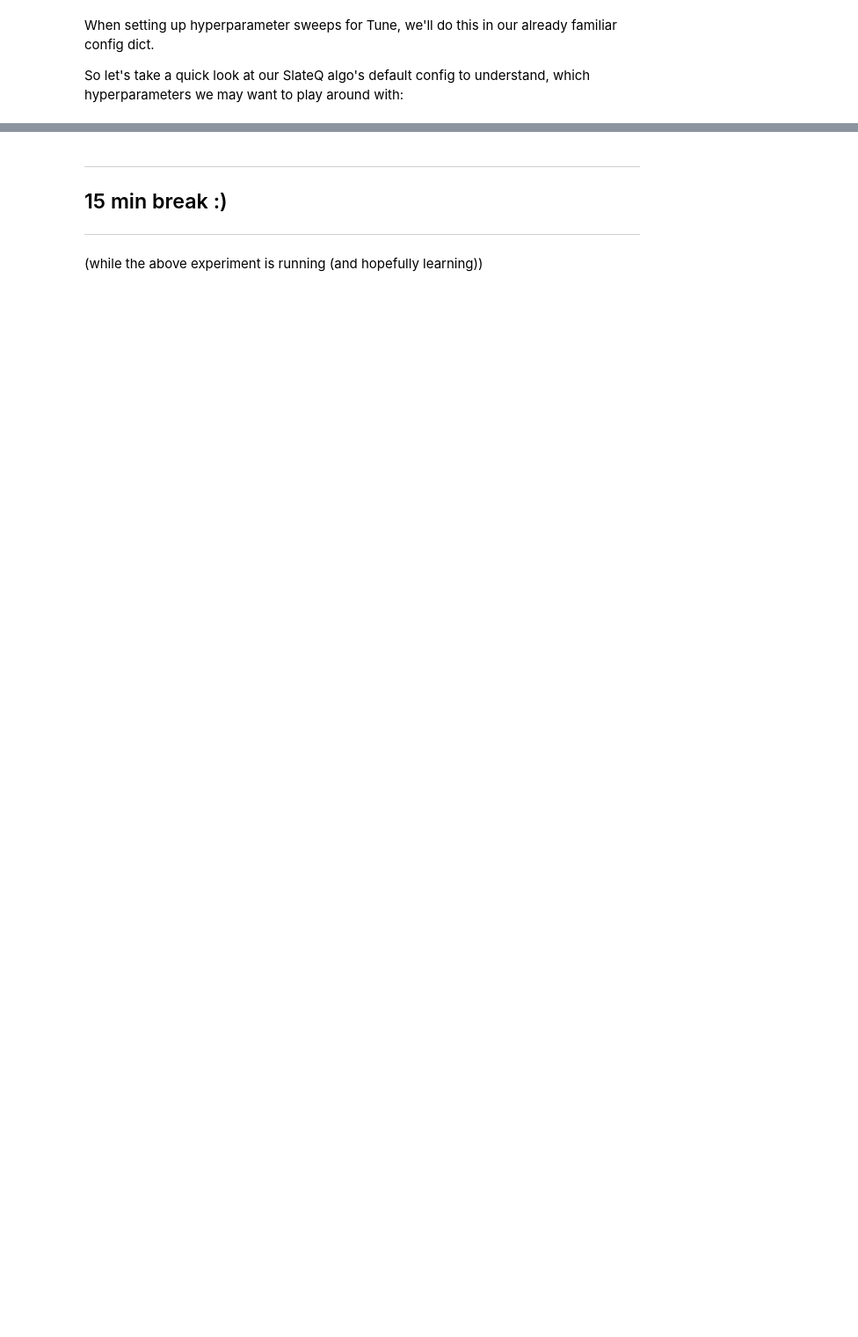
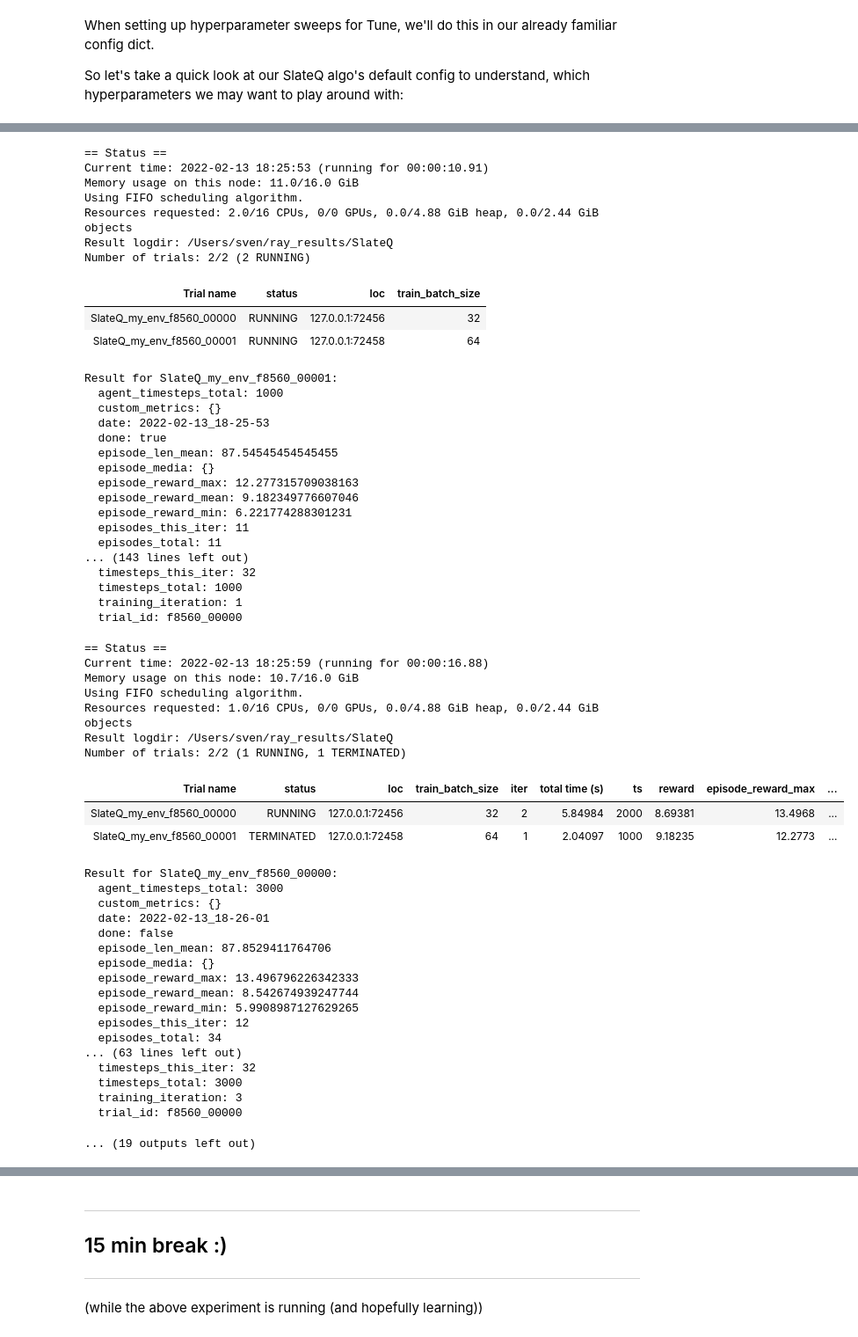
Before and after one commit to sven1977/rllib_tutorials, a Jupyter notebook: rl_conference_2022/tutorial_notebook.ipynb, the cells around one changed output, grey strips where cells are left out. Shown at 88% size. Saved outputs shown, nothing was run; the diff lists cells and outputs as text; code cells hidden in the pictures; blank space fills up the shorter version.

```diff
--- a/rl_conference_2022/tutorial_notebook.ipynb
+++ b/rl_conference_2022/tutorial_notebook.ipynb
@@ -456,25 +707,27 @@ from ray import tune
 tune_config = config.copy()
 
 # Let's add our first hyperparameter search via our config.
-# How about we try two different learning rates? Let's say 0.00005 and 0.5 (ouch!).
-tune_config["lr"] = tune.grid_search([0.0001, 0.5])  # <- 0.5? again: ouch!
-tune_config["train_batch_size"] = tune.grid_search([3000, 4000])
+tune_config["train_batch_size"] = tune.grid_search([32, 64])
+
+# We will configure an "output" location here to make sure we record all environment interactions.
+# This for the second part of this tutorial, in which we will explore offline RL.
+tune_config["output"] = "logdir"
 
 # Now that we will run things "automatically" through tune, we have to
 # define one or more stopping criteria.
 # Tune will stop the run, once any single one of the criteria is matched (not all of them!).
 stop = {
     # Note that the keys used here can be anything present in the above `rllib_trainer.train()` output dict.
-    "training_iteration": 5,
-    "episode_reward_mean": 20.0,
+    "training_iteration": 10,
+    "episode_reward_mean": 9.0,
 }
 
-# "PPO" is a registered name that points to RLlib's PPOTrainer.
+# "SlateQ" is a registered name that points to RLlib's SlateQTrainer.
 # See `ray/rllib/agents/registry.py`
 
 # Run a simple experiment until one of the stopping criteria is met.
-tune.run(
-    "PPO",
+results = tune.run(
+    "SlateQ",
     config=tune_config,
     stop=stop,
 
@@ -484,3 +737,4 @@ tune.run(
     checkpoint_at_end=True,  # ... create a checkpoint when done.
     checkpoint_freq=10,  # ... create a checkpoint every 10 training iterations.
 )
+# %% [output]
@@ -487 +767,56 @@ tune.run(
+== Status ==
+Current time: 2022-02-13 18:25:53 (running for 00:00:10.91)
+Memory usage on this node: 11.0/16.0 GiB
+Using FIFO scheduling algorithm.
+Resources requested: 2.0/16 CPUs, 0/0 GPUs, 0.0/4.88 GiB heap, 0.0/2.44 GiB objects
+Result logdir: /Users/sven/ray_results/SlateQ
+Number of trials: 2/2 (2 RUNNING)
+| Trial name | status | loc | train_batch_size |
+| SlateQ_my_env_f8560_00000 | RUNNING | 127.0.0.1:72456 | 32 |
+| SlateQ_my_env_f8560_00001 | RUNNING | 127.0.0.1:72458 | 64 |
+Result for SlateQ_my_env_f8560_00001:
+  agent_timesteps_total: 1000
+  custom_metrics: {}
+  date: 2022-02-13_18-25-53
+  done: true
+  episode_len_mean: 87.54545454545455
+  episode_media: {}
+  episode_reward_max: 12.277315709038163
+  episode_reward_mean: 9.182349776607046
+  episode_reward_min: 6.221774288301231
+  episodes_this_iter: 11
+  episodes_total: 11
+... (143 lines left out)
+  timesteps_this_iter: 32
+  timesteps_total: 1000
+  training_iteration: 1
+  trial_id: f8560_00000
+== Status ==
+Current time: 2022-02-13 18:25:59 (running for 00:00:16.88)
+Memory usage on this node: 10.7/16.0 GiB
+Using FIFO scheduling algorithm.
+Resources requested: 1.0/16 CPUs, 0/0 GPUs, 0.0/4.88 GiB heap, 0.0/2.44 GiB objects
+Result logdir: /Users/sven/ray_results/SlateQ
+Number of trials: 2/2 (1 RUNNING, 1 TERMINATED)
+| Trial name | status | loc | train_batch_size | iter | total time (s) | ts | reward | episode_reward_max | ... |
+| SlateQ_my_env_f8560_00000 | RUNNING | 127.0.0.1:72456 | 32 | 2 | 5.84984 | 2000 | 8.69381 | 13.4968 | ... |
+| SlateQ_my_env_f8560_00001 | TERMINATED | 127.0.0.1:72458 | 64 | 1 | 2.04097 | 1000 | 9.18235 | 12.2773 | ... |
+Result for SlateQ_my_env_f8560_00000:
+  agent_timesteps_total: 3000
+  custom_metrics: {}
+  date: 2022-02-13_18-26-01
+  done: false
+  episode_len_mean: 87.8529411764706
+  episode_media: {}
+  episode_reward_max: 13.496796226342333
+  episode_reward_mean: 8.542674939247744
+  episode_reward_min: 5.9908987127629265
+  episodes_this_iter: 12
+  episodes_total: 34
+... (63 lines left out)
+  timesteps_this_iter: 32
+  timesteps_total: 3000
+  training_iteration: 3
+  trial_id: f8560_00000
+... (19 outputs left out)
 # %% [markdown]
```
Also changed, not shown: parts of 62 cells of this notebook, 10 other files.
